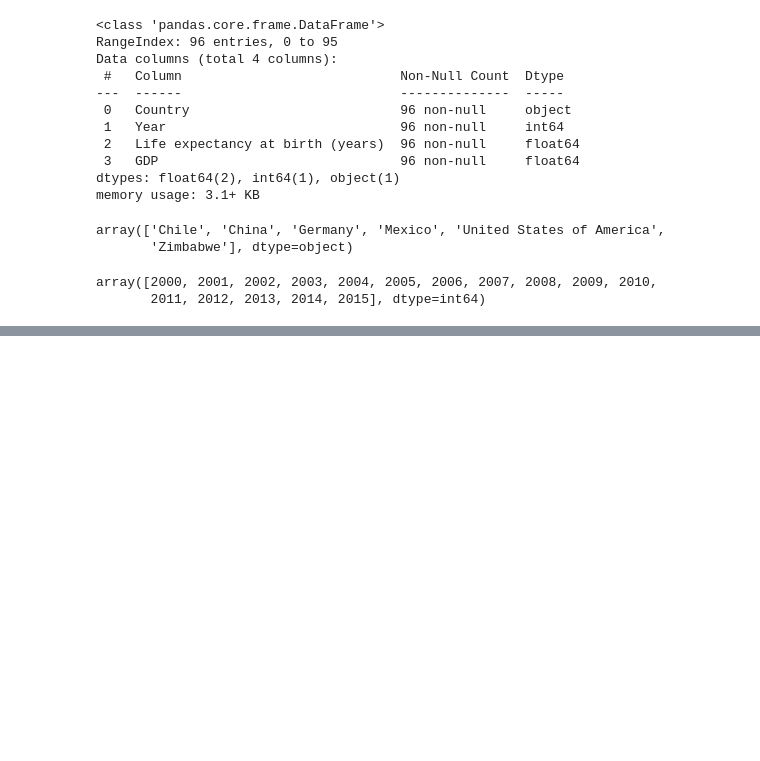
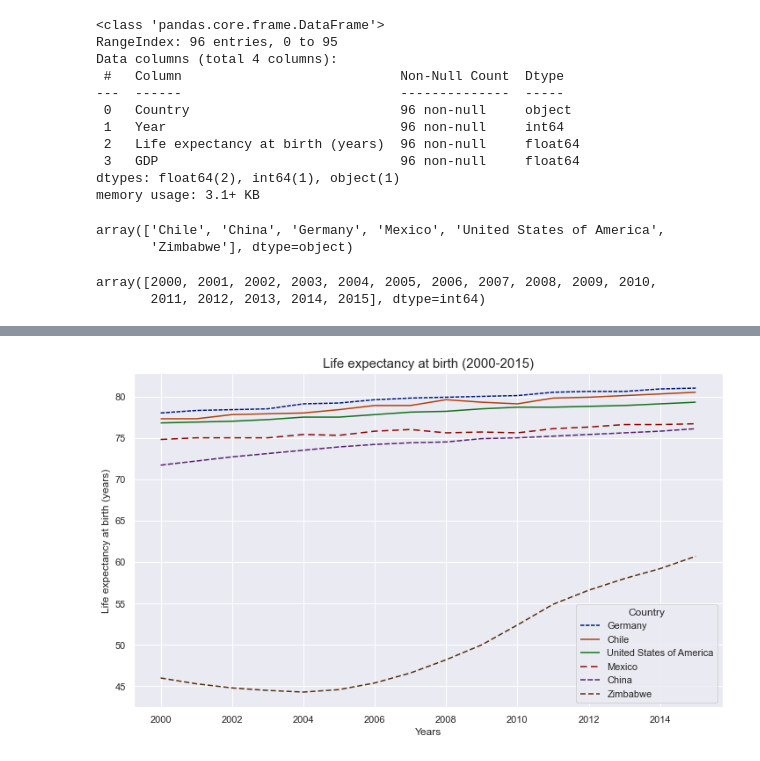
Before and after one commit to lep511/Life-Expectancy-and-GDP, a Jupyter notebook: life_expectancy_gdp.ipynb, the cells around one changed output, grey strips where cells are left out. Drawn from its saved outputs; the diff is of its cells as text; code cells hidden in the pictures; blank space fills up the shorter version.

```diff
--- a/life_expectancy_gdp.ipynb
+++ b/life_expectancy_gdp.ipynb
@@ -51,0 +80,18 @@ array([2000, 2001, 2002, 2003, 2004, 2005, 2006, 2007, 2008, 2009, 2010,
+# %%
+plt.figure(figsize=(12, 7))
+
+# sort dataframe by Life expectancy
+data = df.sort_values("Life expectancy at birth (years)", ascending=False).copy()
+
+sns.lineplot(data=data, x="Year", y="Life expectancy at birth (years)",
+             hue="Country",
+             palette="dark",
+             style="Country",
+             dashes=style
+)
+plt.ylabel("Life expectancy at birth (years)")
+plt.xlabel("Years")
+plt.title("Life expectancy at birth (2000-2015)", fontsize=15)
+plt.show()
+# %% [output]
+[figure, added]
```
Also changed, not shown: parts of 6 cells of this notebook.
